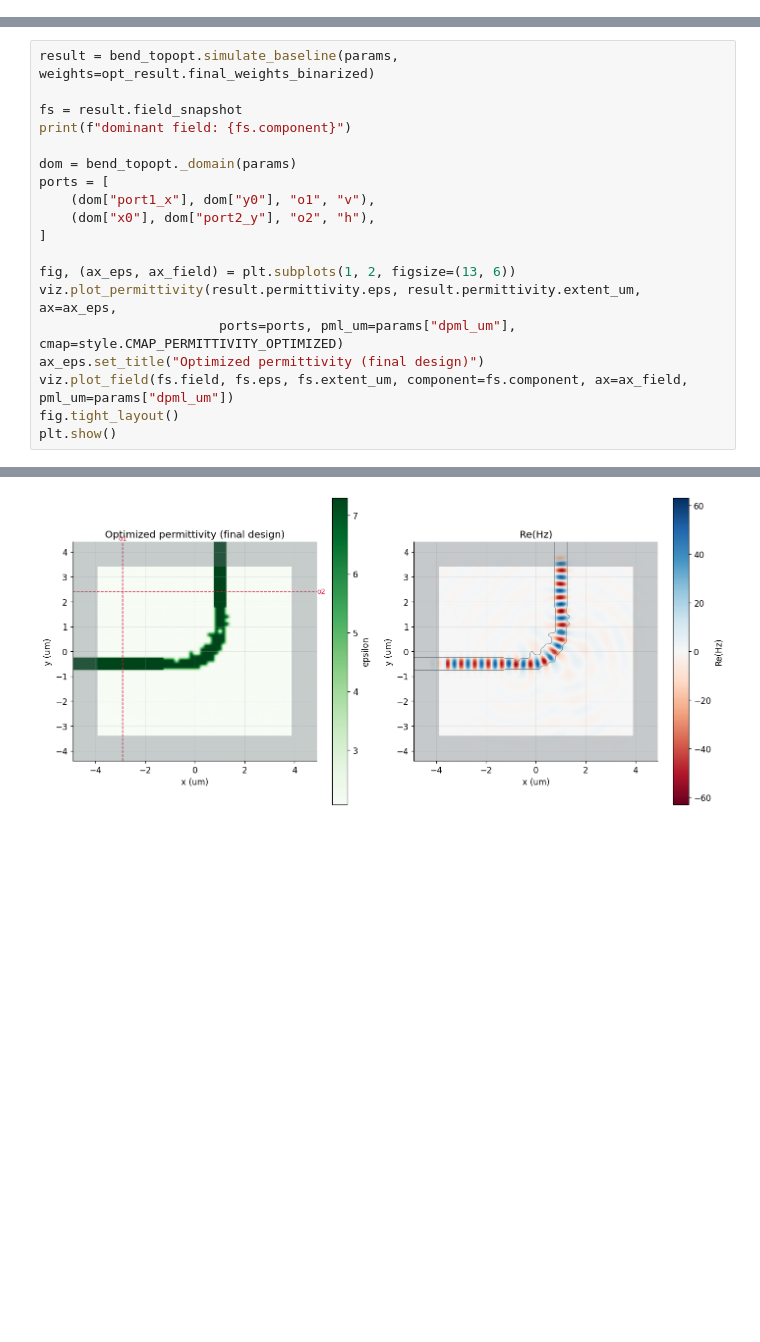
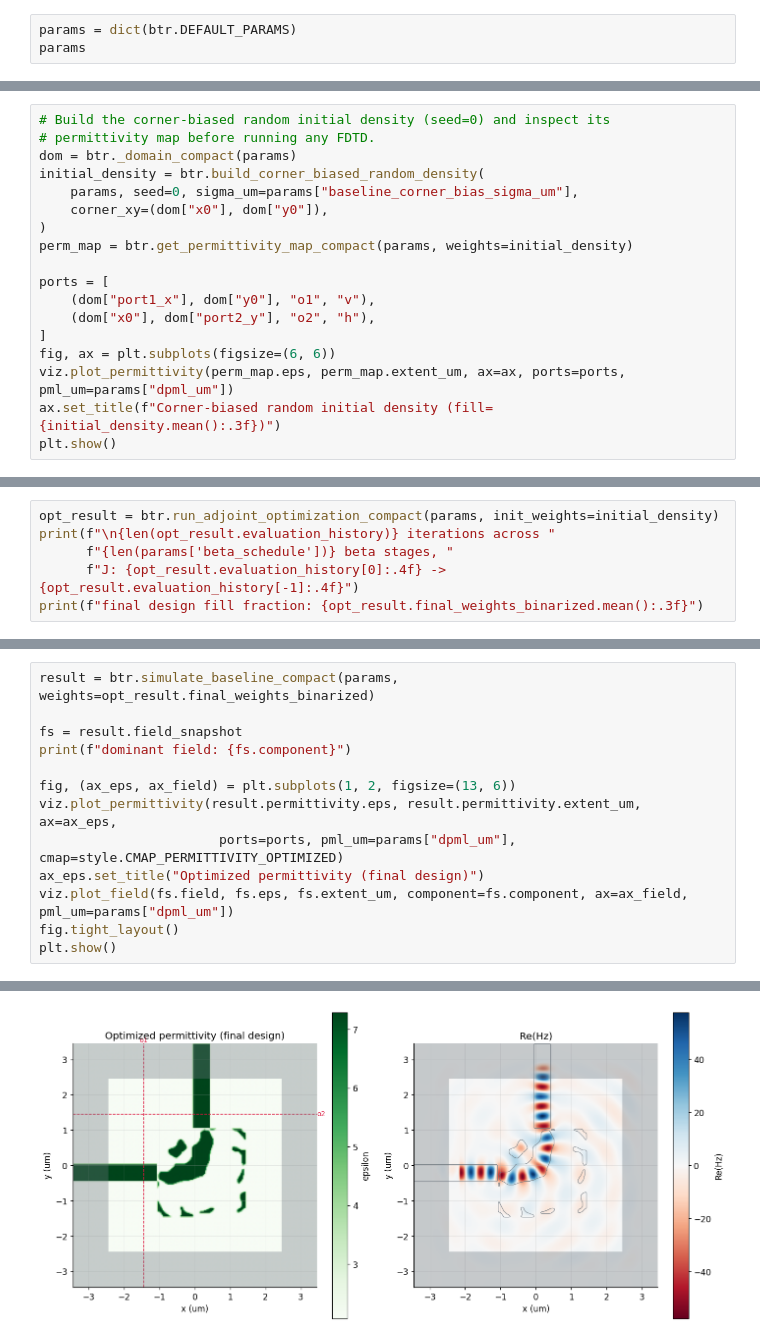
Before and after one commit to ykawaguchi-photonics/photonics-simulation-toolkit, a Jupyter notebook: notebooks/04_bend_topology_optimization.ipynb, the cells around one changed output, grey strips where cells are left out. Cells and saved outputs as stored; diff of their text form; blank space fills up the shorter version.

```diff
--- a/notebooks/04_bend_topology_optimization.ipynb
+++ b/notebooks/04_bend_topology_optimization.ipynb
@@ -345,0 +35,3 @@ Section 8's independently-measured S-parameters, not this per-iteration curve.
+# %%
+params = dict(btr.DEFAULT_PARAMS)
+params
@@ -345,0 +170,18 @@ Section 8's independently-measured S-parameters, not this per-iteration curve.
+# %%
+# Build the corner-biased random initial density (seed=0) and inspect its
+# permittivity map before running any FDTD.
+dom = btr._domain_compact(params)
+initial_density = btr.build_corner_biased_random_density(
+    params, seed=0, sigma_um=params["baseline_corner_bias_sigma_um"],
+    corner_xy=(dom["x0"], dom["y0"]),
+)
+perm_map = btr.get_permittivity_map_compact(params, weights=initial_density)
+
+ports = [
+    (dom["port1_x"], dom["y0"], "o1", "v"),
+    (dom["x0"], dom["port2_y"], "o2", "h"),
+]
+fig, ax = plt.subplots(figsize=(6, 6))
+viz.plot_permittivity(perm_map.eps, perm_map.extent_um, ax=ax, ports=ports, pml_um=params["dpml_um"])
+ax.set_title(f"Corner-biased random initial density (fill={initial_density.mean():.3f})")
+plt.show()
@@ -345,0 +251,6 @@ Section 8's independently-measured S-parameters, not this per-iteration curve.
+# %%
+opt_result = btr.run_adjoint_optimization_compact(params, init_weights=initial_density)
+print(f"\n{len(opt_result.evaluation_history)} iterations across "
+      f"{len(params['beta_schedule'])} beta stages, "
+      f"J: {opt_result.evaluation_history[0]:.4f} -> {opt_result.evaluation_history[-1]:.4f}")
+print(f"final design fill fraction: {opt_result.final_weights_binarized.mean():.3f}")
@@ -374,22 +297,16 @@ final design, distinct from Section 3's blue initial-guess map.
 # %%
-result = bend_topopt.simulate_baseline(params, weights=opt_result.final_weights_binarized)
+result = btr.simulate_baseline_compact(params, weights=opt_result.final_weights_binarized)
 
 fs = result.field_snapshot
 print(f"dominant field: {fs.component}")
-
-dom = bend_topopt._domain(params)
-ports = [
-    (dom["port1_x"], dom["y0"], "o1", "v"),
-    (dom["x0"], dom["port2_y"], "o2", "h"),
-]
 
 fig, (ax_eps, ax_field) = plt.subplots(1, 2, figsize=(13, 6))
 viz.plot_permittivity(result.permittivity.eps, result.permittivity.extent_um, ax=ax_eps,
                        ports=ports, pml_um=params["dpml_um"], cmap=style.CMAP_PERMITTIVITY_OPTIMIZED)
 ax_eps.set_title("Optimized permittivity (final design)")
 viz.plot_field(fs.field, fs.eps, fs.extent_um, component=fs.component, ax=ax_field, pml_um=params["dpml_um"])
 fig.tight_layout()
 plt.show()
 # %% [output]
 dominant field: Hz
-[figure, old version]
+[figure, new version]
```
Also changed, not shown: parts of 63 cells of this notebook, 21 other files.
